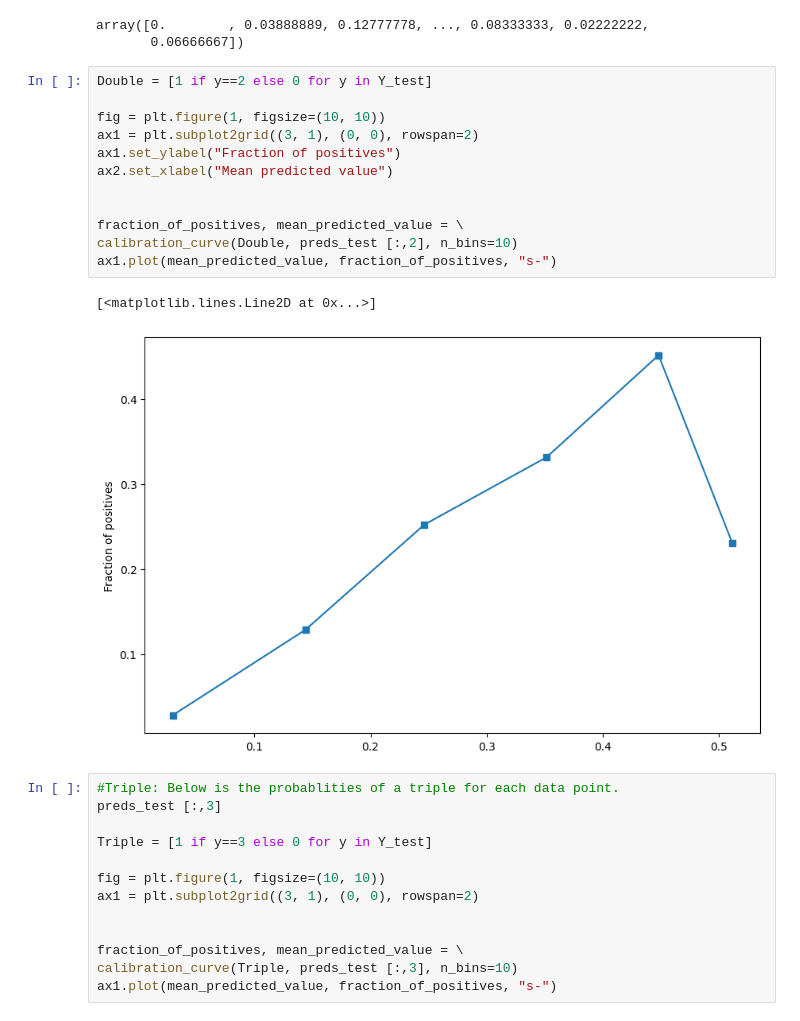
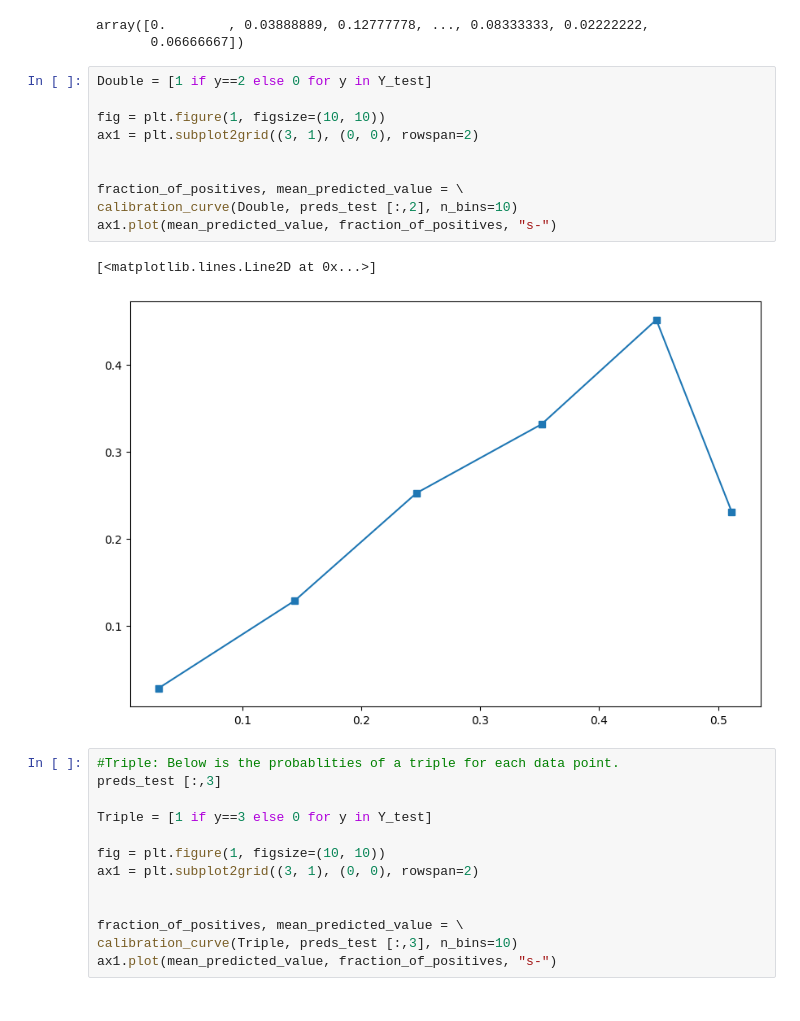
Before and after one commit to alexandragaev/xwOBA, a Jupyter notebook: pybaseball.ipynb, the cells around one changed output. Drawn from its saved outputs; the diff is of its cells as text.

```diff
--- a/pybaseball.ipynb
+++ b/pybaseball.ipynb
@@ -542,18 +542,16 @@ array([0.        , 0.03888889, 0.12777778, ..., 0.08333333, 0.02222222,
 # %%
 Double = [1 if y==2 else 0 for y in Y_test]
 
 fig = plt.figure(1, figsize=(10, 10))
 ax1 = plt.subplot2grid((3, 1), (0, 0), rowspan=2)
-ax1.set_ylabel("Fraction of positives")
-ax2.set_xlabel("Mean predicted value")
 
 
 fraction_of_positives, mean_predicted_value = \
 calibration_curve(Double, preds_test [:,2], n_bins=10)
 ax1.plot(mean_predicted_value, fraction_of_positives, "s-")
 # %% [output]
 [<matplotlib.lines.Line2D at 0x...>]
-[figure, old version]
+[figure, new version]
 # %%
 #Triple: Below is the probablities of a triple for each data point.
 preds_test [:,3]
```
